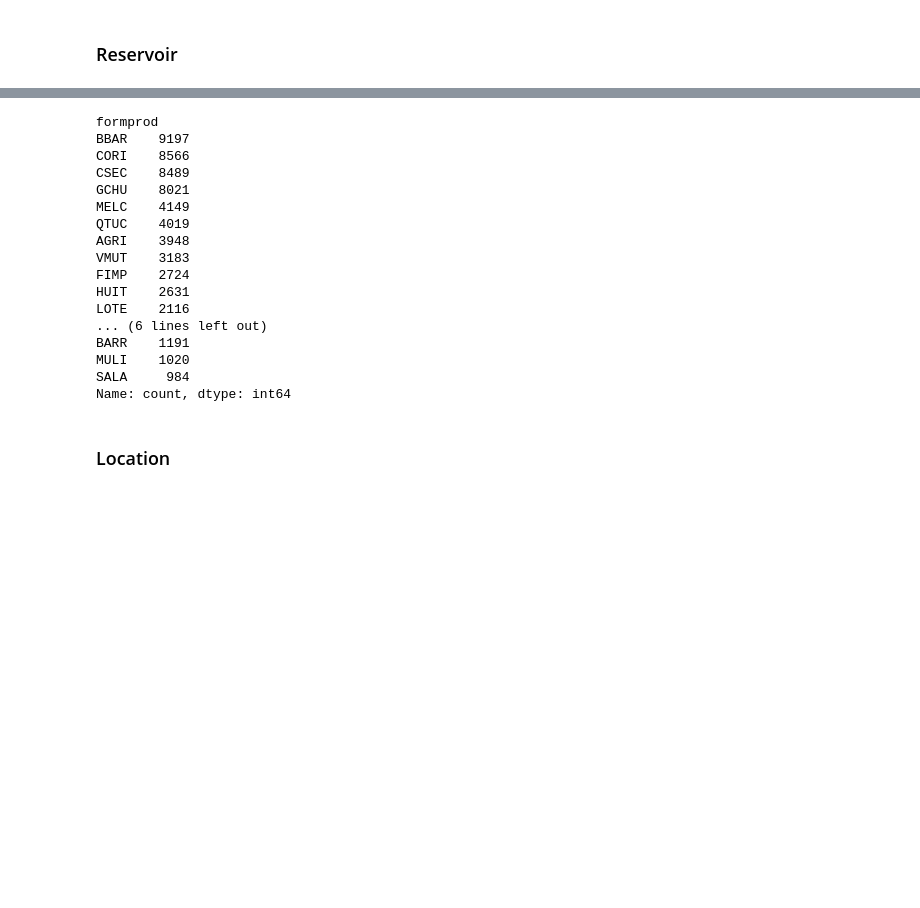
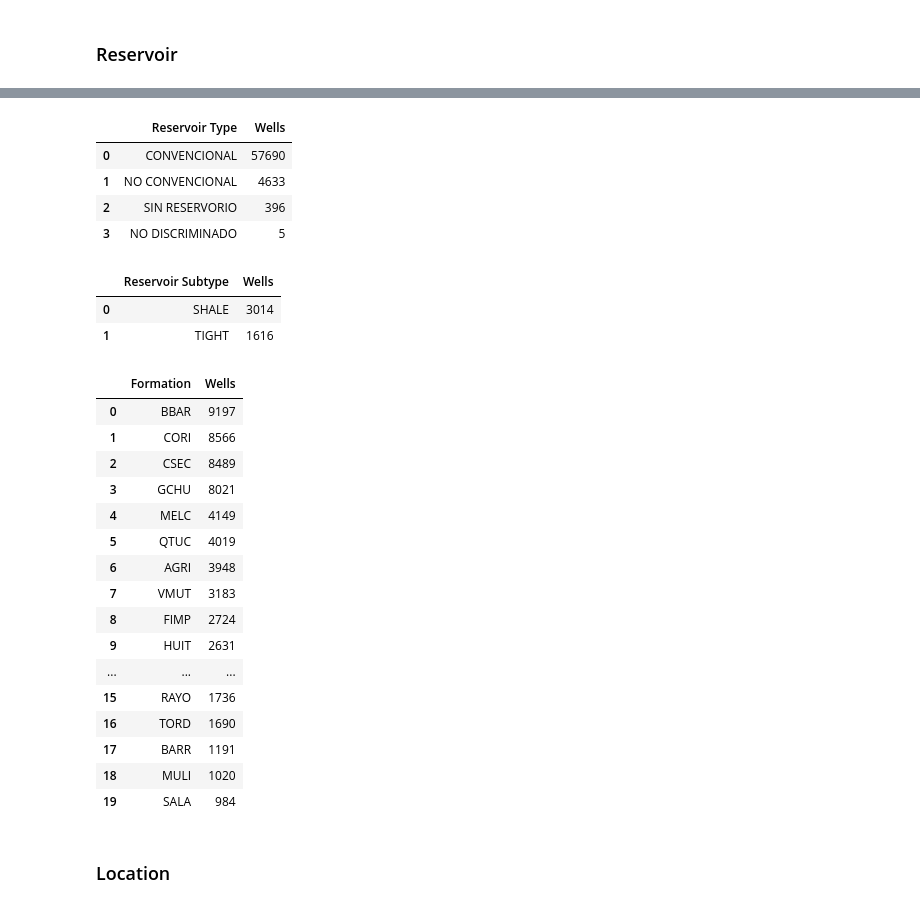
Before and after one commit to Isivaleriano/TP_Ing_Software, a Jupyter notebook: notebooks/01_data_exploration.ipynb, the cells around one changed output, grey strips where cells are left out. Cells and saved outputs as stored; diff of their text form; code cells hidden in the pictures; blank space fills up the shorter version.

```diff
--- a/notebooks/01_data_exploration.ipynb
+++ b/notebooks/01_data_exploration.ipynb
@@ -394,23 +357,42 @@ Name: count, dtype: int64
-# %%
-wells["formprod"].value_counts().head(20)
-# %% [output]
-formprod
-BBAR    9197
-CORI    8566
-CSEC    8489
-GCHU    8021
-MELC    4149
-QTUC    4019
-AGRI    3948
-VMUT    3183
-FIMP    2724
-HUIT    2631
-LOTE    2116
-... (6 lines left out)
-BARR    1191
-MULI    1020
-SALA     984
-Name: count, dtype: int64
+# %%
+reservoir_type = (wells["tipo_reservorio"].value_counts().reset_index())
+
+reservoir_type.columns = ["Reservoir Type", "Wells"]
+subreservoir_type = (wells["subtipo_reservorio"].value_counts().reset_index())
+subreservoir_type.columns = ["Reservoir Subtype", "Wells"]
+
+formation_distribution = (wells["formprod"].value_counts().head(20).reset_index())
+formation_distribution.columns = ["Formation", "Wells"]
+
+display(reservoir_type)
+display(subreservoir_type)
+display(formation_distribution)
+# %% [output]
+|  | Reservoir Type | Wells |
+| 0 | CONVENCIONAL | 57690 |
+| 1 | NO CONVENCIONAL | 4633 |
+| 2 | SIN RESERVORIO | 396 |
+| 3 | NO DISCRIMINADO | 5 |
+|  | Reservoir Subtype | Wells |
+| 0 | SHALE | 3014 |
+| 1 | TIGHT | 1616 |
+|  | Formation | Wells |
+| 0 | BBAR | 9197 |
+| 1 | CORI | 8566 |
+| 2 | CSEC | 8489 |
+| 3 | GCHU | 8021 |
+| 4 | MELC | 4149 |
+| 5 | QTUC | 4019 |
+| 6 | AGRI | 3948 |
+| 7 | VMUT | 3183 |
+| 8 | FIMP | 2724 |
+| 9 | HUIT | 2631 |
+| ... | ... | ... |
+| 15 | RAYO | 1736 |
+| 16 | TORD | 1690 |
+| 17 | BARR | 1191 |
+| 18 | MULI | 1020 |
+| 19 | SALA | 984 |
 # %% [markdown]
 ### Location
 # %%
```
Also changed, not shown: parts of 49 cells of this notebook.
